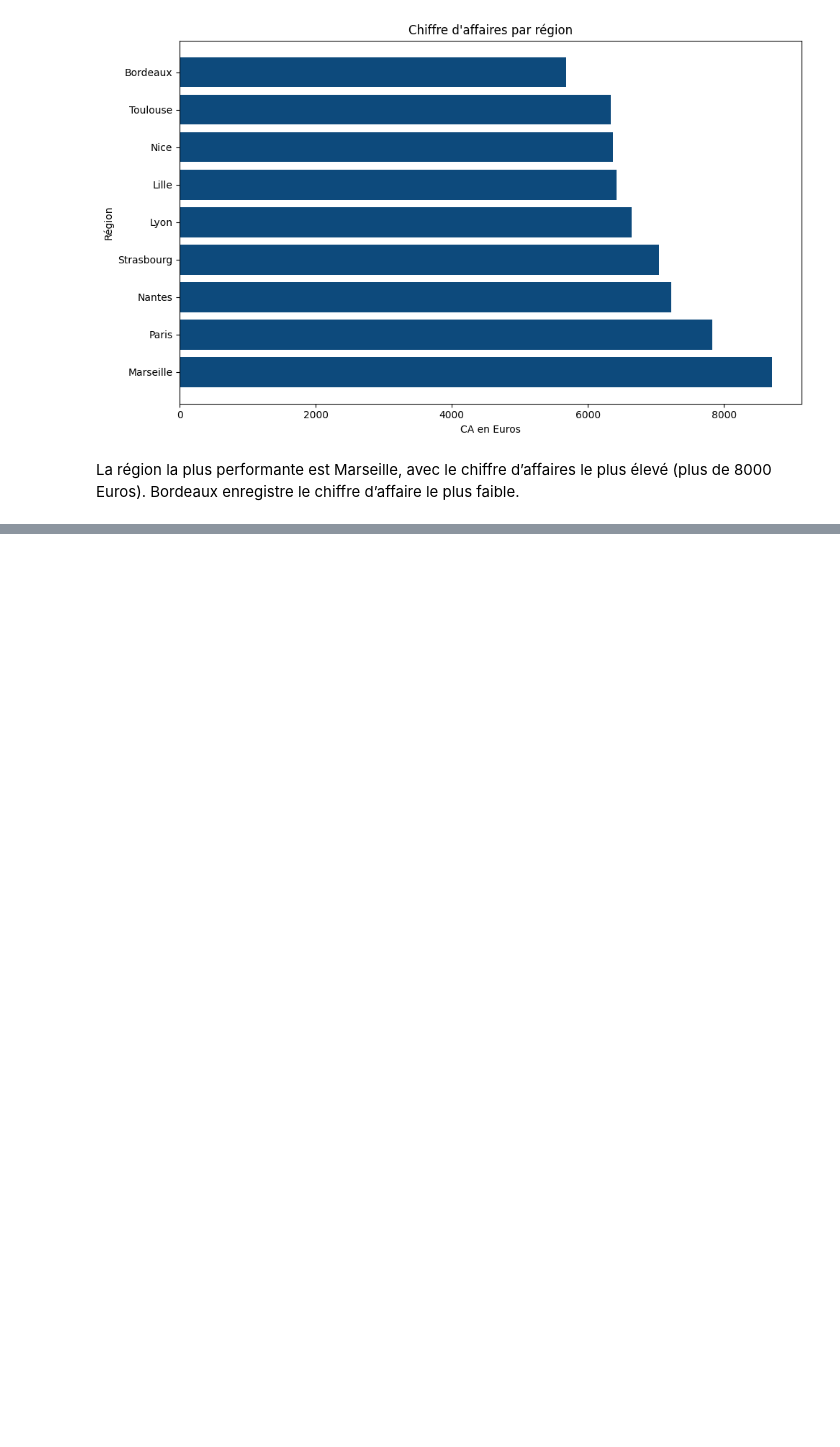
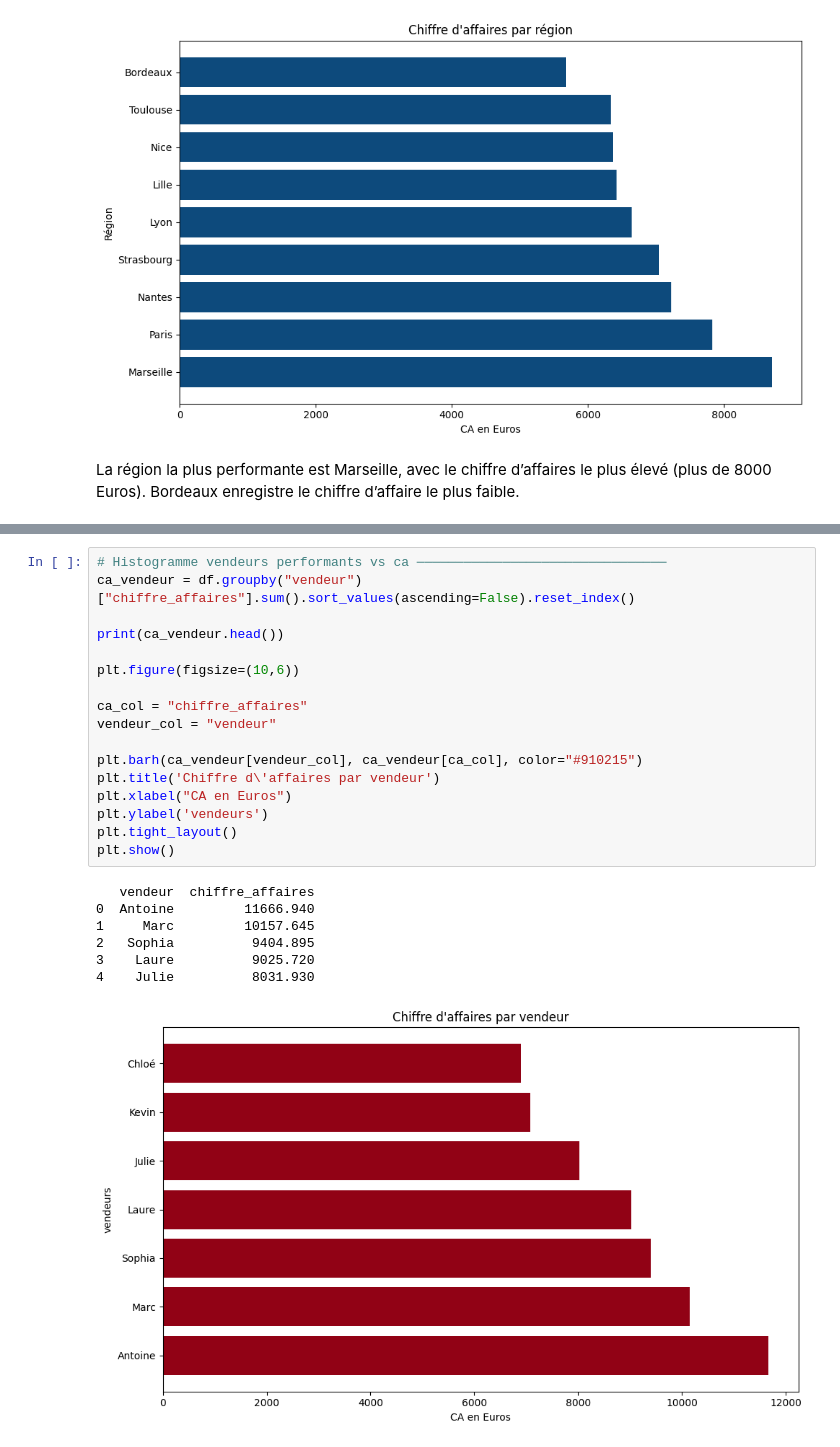
Before and after one commit to wiem-fersi/learn-data-science, a Jupyter notebook: miniprojet.ipynb, the cells around one changed output, grey strips where cells are left out. Saved outputs shown, nothing was run; the diff lists cells and outputs as text; blank space fills up the shorter version.

```diff
--- a/miniprojet.ipynb
+++ b/miniprojet.ipynb
@@ -241,0 +325,25 @@ ValueError: level name client_genre is not the name of the index
+# %%
+# Histogramme vendeurs performants vs ca ────────────────────────────────
+ca_vendeur = df.groupby("vendeur")["chiffre_affaires"].sum().sort_values(ascending=False).reset_index()
+
+print(ca_vendeur.head())
+
+plt.figure(figsize=(10,6))
+
+ca_col = "chiffre_affaires"
+vendeur_col = "vendeur"
+
+plt.barh(ca_vendeur[vendeur_col], ca_vendeur[ca_col], color="#910215")
+plt.title('Chiffre d\'affaires par vendeur')
+plt.xlabel("CA en Euros")
+plt.ylabel('vendeurs')
+plt.tight_layout()
+plt.show()
+# %% [output]
+   vendeur  chiffre_affaires
+0  Antoine         11666.940
+1     Marc         10157.645
+2   Sophia          9404.895
+3    Laure          9025.720
+4    Julie          8031.930
+[figure, added]
```
Also changed, not shown: parts of 10 cells of this notebook.
